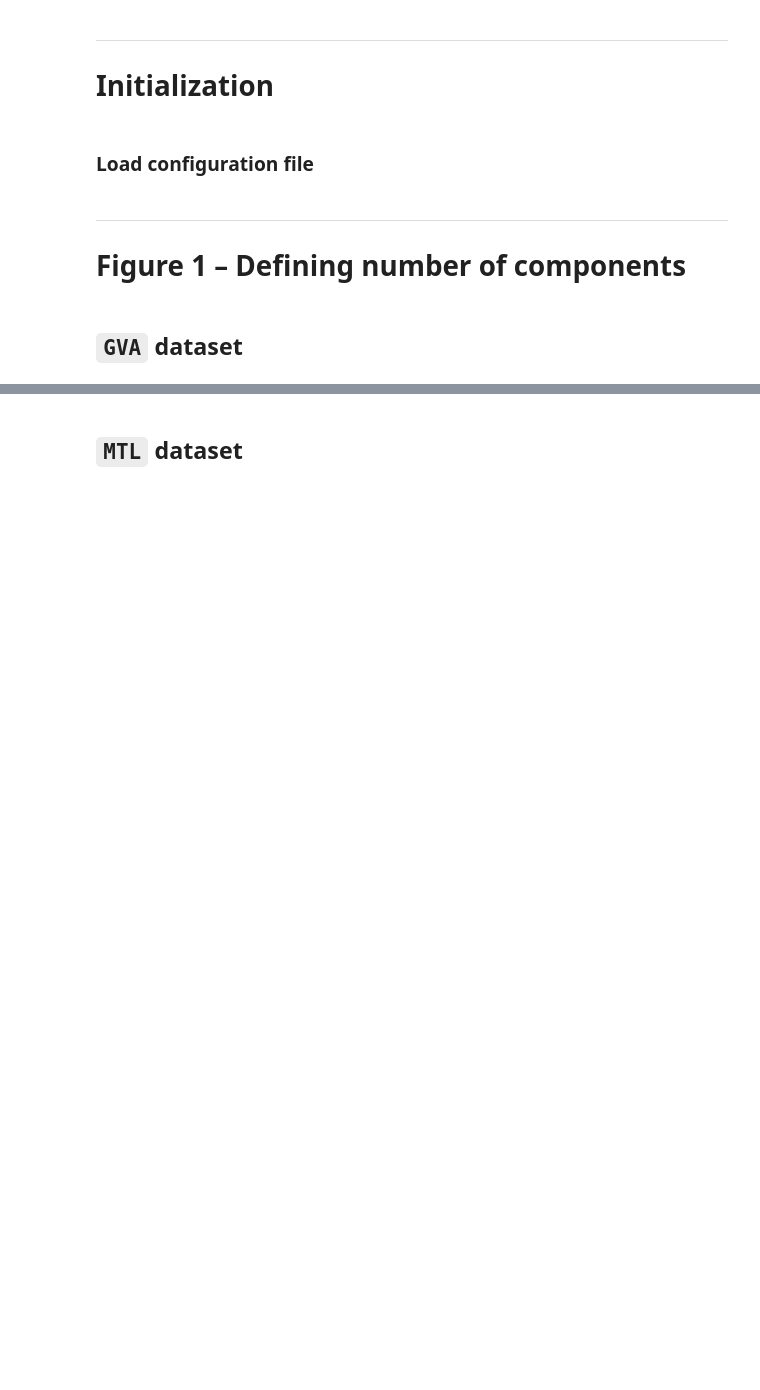
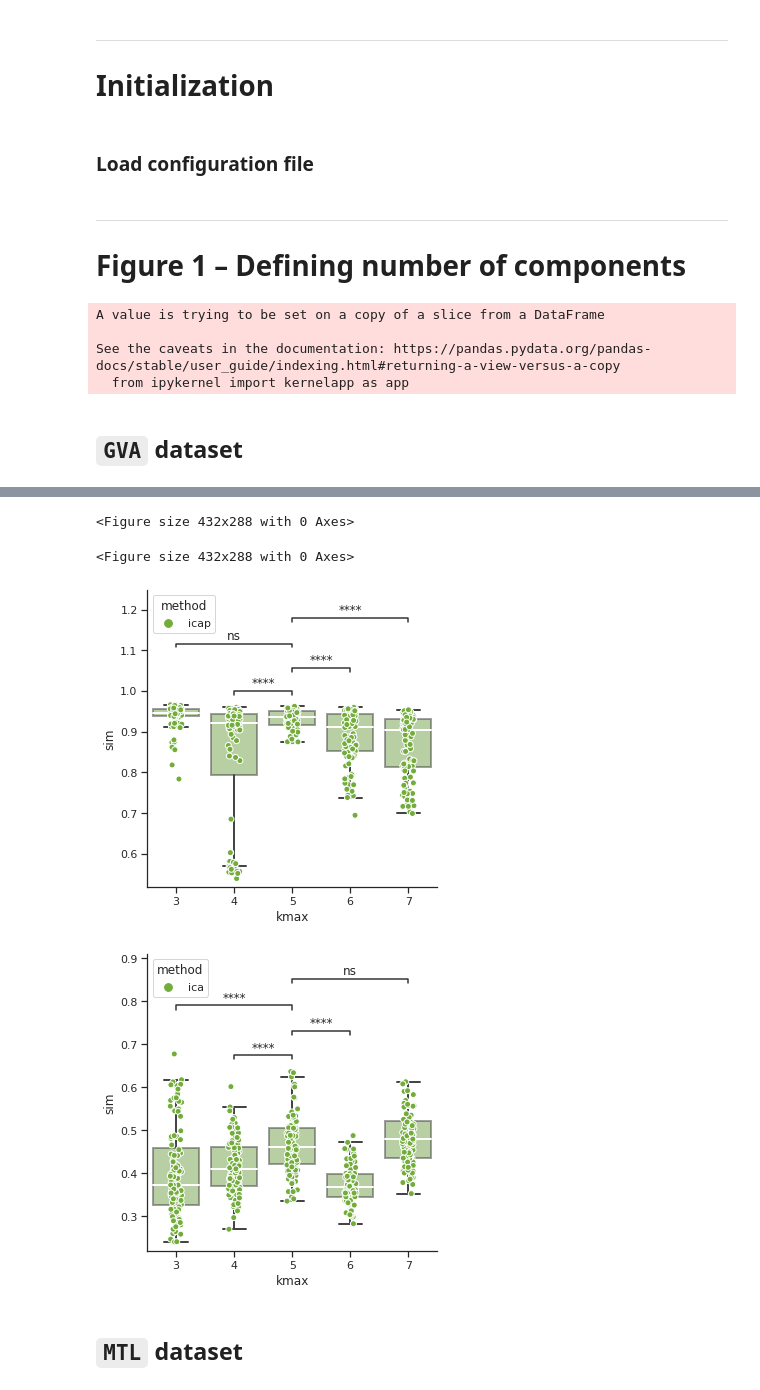
Before and after one commit to NawalK/hc_project_analyses, a Jupyter notebook: notebook/analysis_spine_only_paper_stats.ipynb, the cells around one changed output, grey strips where cells are left out. Cells and saved outputs as stored; diff of their text form; code cells hidden in the pictures; blank space fills up the shorter version.

Commit message:
figure in analysis_spine_only_stats.ipynb

```diff
--- a/notebook/analysis_spine_only_paper_stats.ipynb
+++ b/notebook/analysis_spine_only_paper_stats.ipynb
@@ -49,5 +59,47 @@ with open('../config/config_spine_only_CL.json') as config_file:
 <hr style="border:1px solid black">
 
 # Figure 1 – Defining number of components
+# %%
+perm_filename=config["main_dir"] + config["output_dir"] + "permsubjects_analysis/perm_df_paper.csv"
+perm_dataframe=pd.read_csv(perm_filename,delimiter=" ")
+dataframe=pd.read_csv(perm_filename,delimiter=" ")
+dataframe_gva_ica=dataframe[(dataframe["method"]=="ica") & (dataframe["dataset"]=="gva")]
+dataframe_gva_icap=dataframe[(dataframe["method"]=="icap") & (dataframe["dataset"]=="gva")]
+dataframe_mtl_ica=dataframe[(dataframe["method"]=="ica") & (dataframe["dataset"]=="mtl")]
+dataframe_mtl_icap=dataframe[(dataframe["method"]=="icap") & (dataframe["dataset"]=="mtl")]
+
+# Add column with both dataset and methods
+dataframe['method_dataset'] = dataframe.apply(lambda _: '', axis=1)
+for values,index in dataframe.iterrows():#iteritems():
+    for method in ["ica","icap"]:
+        for dataset in ["gva","mtl"]:
+            if dataframe["method"][values] == method and dataframe["dataset"][values] ==dataset:
+                dataframe["method_dataset"][values]= str(method + "_"+  dataset)
+# %% [output]
+A value is trying to be set on a copy of a slice from a DataFrame
+
+See the caveats in the documentation: https://pandas.pydata.org/pandas-docs/stable/user_guide/indexing.html#returning-a-view-versus-a-copy
+  from ipykernel import kernelapp as app
 # %% [markdown]
 ## `GVA` dataset
+# %%
+sns.set(style="ticks",  font='sans-serif')
+colors=["#72ac3bff","#72ac3bff"]
+fig = plt.figure()
+
+dataframes=dataframe_gva_icap,dataframe_gva_ica
+for i in range(len(dataframes)):
+    plt.figure(i)
+
+    g=sns.catplot(y="sim",x="kmax",data=dataframes[i] , kind="box", legend=True, legend_out=True,
+             linewidth=2,medianprops=dict(color="white"),palette=[colors[i]],
+             boxprops=dict(alpha=.5),fliersize=0, aspect=1) #fliersize=0)
+
+    #g.fig.set_size_inches(10,10)
+
+    h=sns.stripplot(y="sim",x="kmax",data=dataframes[i] , hue="method", #alpha=.5
+                  size=6, palette=[colors[i]], linewidth=1,edgecolor='white',dodge=True)
+
+    add_stat_annotation(h, data=dataframes[i], x="kmax", y="sim", order=dataframes[i]['kmax'].unique(),
+                    box_pairs=[(dataframes[i]['kmax'].unique()[0], dataframes[i]['kmax'].unique()[2]), (dataframes[i]['kmax'].unique()[1], dataframes[i]['kmax'].unique()[2]), (dataframes[i]['kmax'].unique()[2], dataframes[i]['kmax'].unique()[3]),(dataframes[i]['kmax'].unique()[2], dataframes[i]['kmax'].unique()[4])],test='t-test_ind')
+# %% [output]
@@ -54,2 +123,6 @@ with open('../config/config_spine_only_CL.json') as config_file:
+<Figure size 432x288 with 0 Axes>
+<Figure size 432x288 with 0 Axes>
+[figure, added]
+[figure, added]
 # %% [markdown]
 ## `MTL` dataset
```
Also changed, not shown: parts of 5 cells of this notebook, 3 other files.
